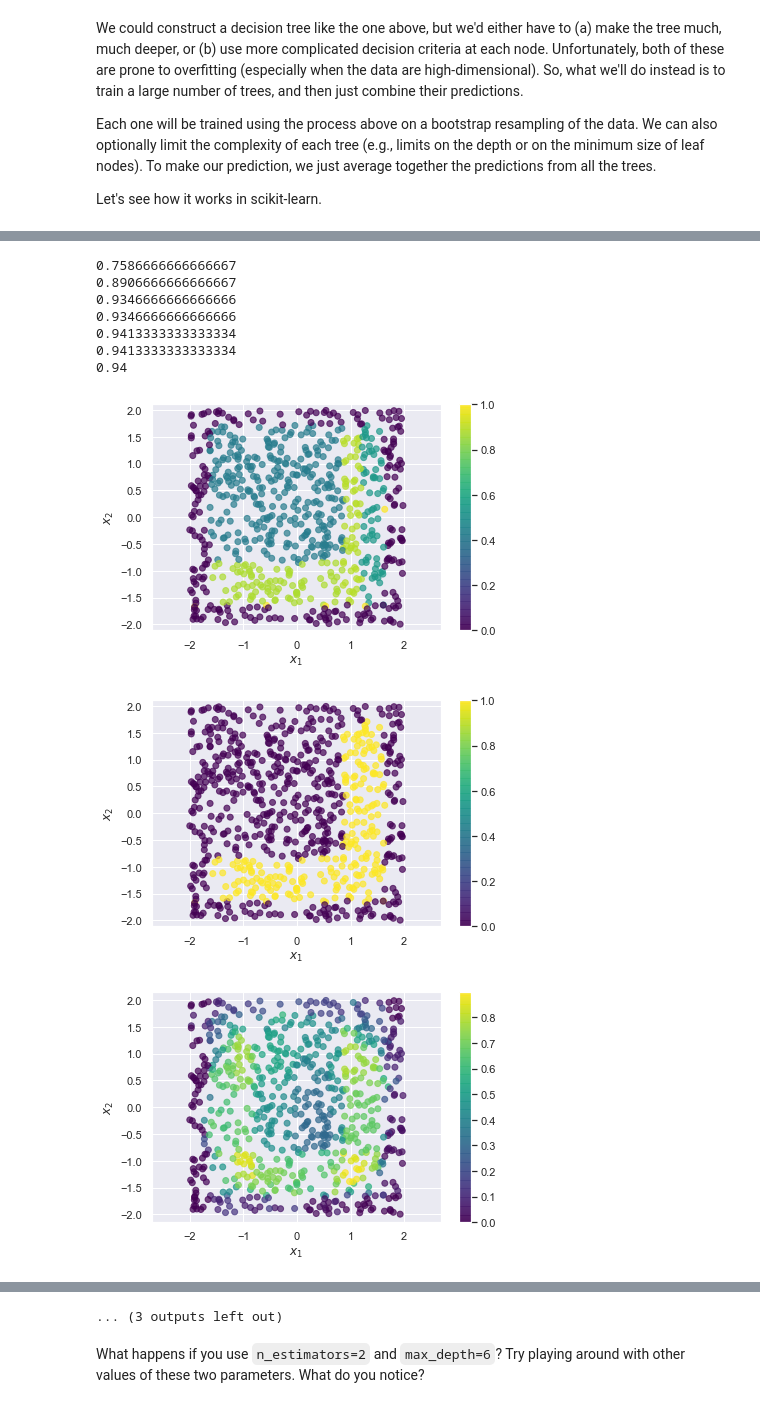
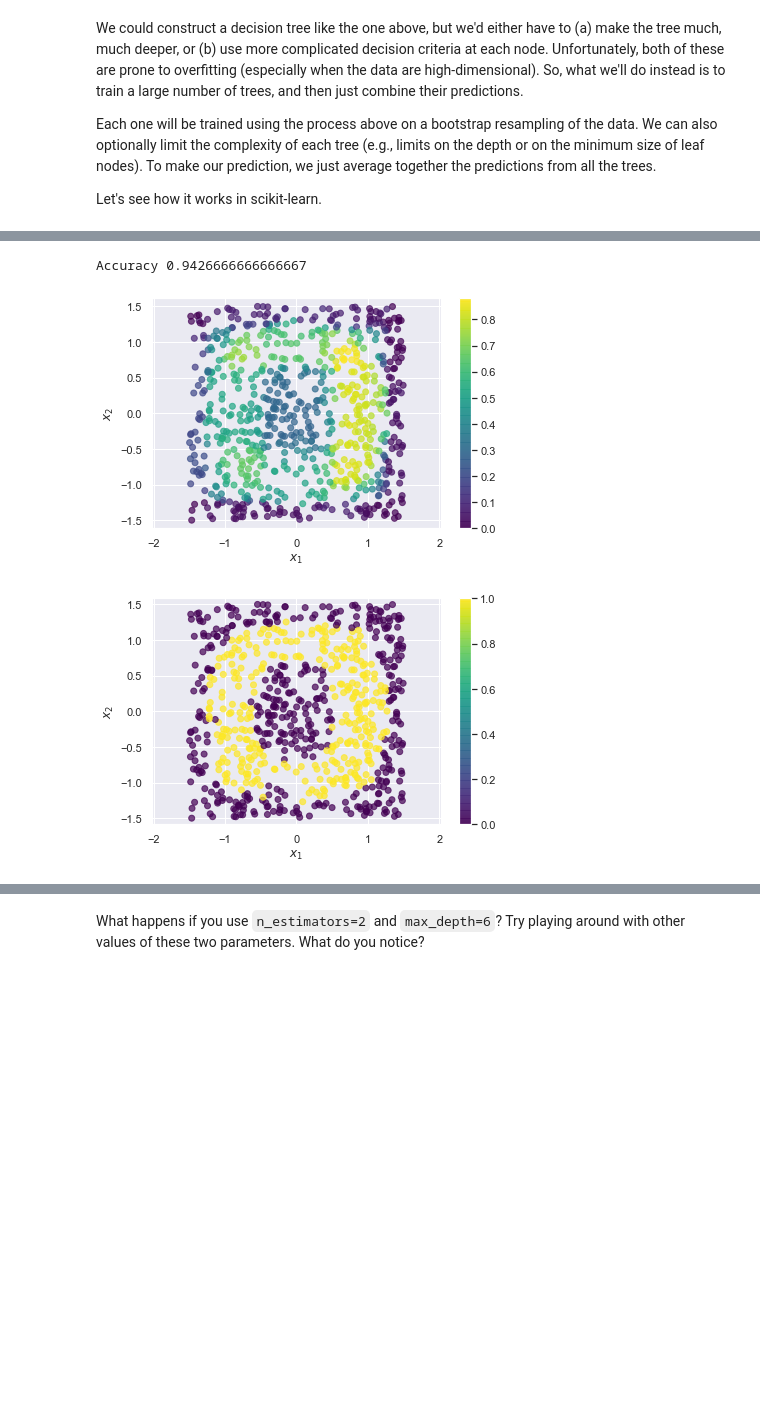
Before and after one commit to ds-102/sp21, a Jupyter notebook: lecture/lecture20/01_nonparametric.ipynb, the cells around one changed output, grey strips where cells are left out. Saved outputs shown, nothing was run; the diff lists cells and outputs as text; code cells hidden in the pictures; blank space fills up the shorter version.

```diff
--- a/lecture/lecture20/01_nonparametric.ipynb
+++ b/lecture/lecture20/01_nonparametric.ipynb
@@ -208,27 +208,20 @@ draw_results(ring.x1, ring.x2, color=predictions)
 # %%
 from sklearn.ensemble import RandomForestClassifier
 
 # Pull out numpy arrays for X and y from the dataframe
 X = ring.loc[:, ['x1', 'x2']].values
 y = ring.y.values
 
 # Make a random forest with 100 trees
-for n_estimators in [1, 10, 50, 100, 1000, 5000, 10000]:
-    model = RandomForestClassifier(n_estimators=n_estimators, max_depth=6)
-    model.fit(X, y)
-    probs = model.predict_proba(X)[:, 1]
-    predictions = probs > 0.5
-    print((predictions == y).mean())
-    draw_results(ring.x1, ring.x2, color=probs)
-    draw_results(ring.x1, ring.x2, color=predictions)
+
+model = RandomForestClassifier(n_estimators=100, max_depth=6)
+model.fit(X, y)
+probs = model.predict_proba(X)[:, 1]
+predictions = probs > 0.5
+print("Accuracy", (predictions == y).mean())
+draw_results(ring.x1, ring.x2, color=probs)
+draw_results(ring.x1, ring.x2, color=predictions)
 # %% [output]
-0.7586666666666667
-0.8906666666666667
-0.9346666666666666
-0.9346666666666666
-0.9413333333333334
-0.9413333333333334
-0.94
+Accuracy 0.9426666666666667
-[figure, old version]
+[figure, new version]
-[figure, old version]
+[figure, new version]
-[figure, removed]
@@ -243,4 +228,3 @@ for n_estimators in [1, 10, 50, 100, 1000, 5000, 10000]:
-... (3 outputs left out)
 # %% [markdown]
 What happens if you use `n_estimators=2` and `max_depth=6`? Try playing around with other values of these two parameters. What do you notice?
 # %% [markdown]
```
Also changed, not shown: parts of 6 cells of this notebook, 1 other file.
